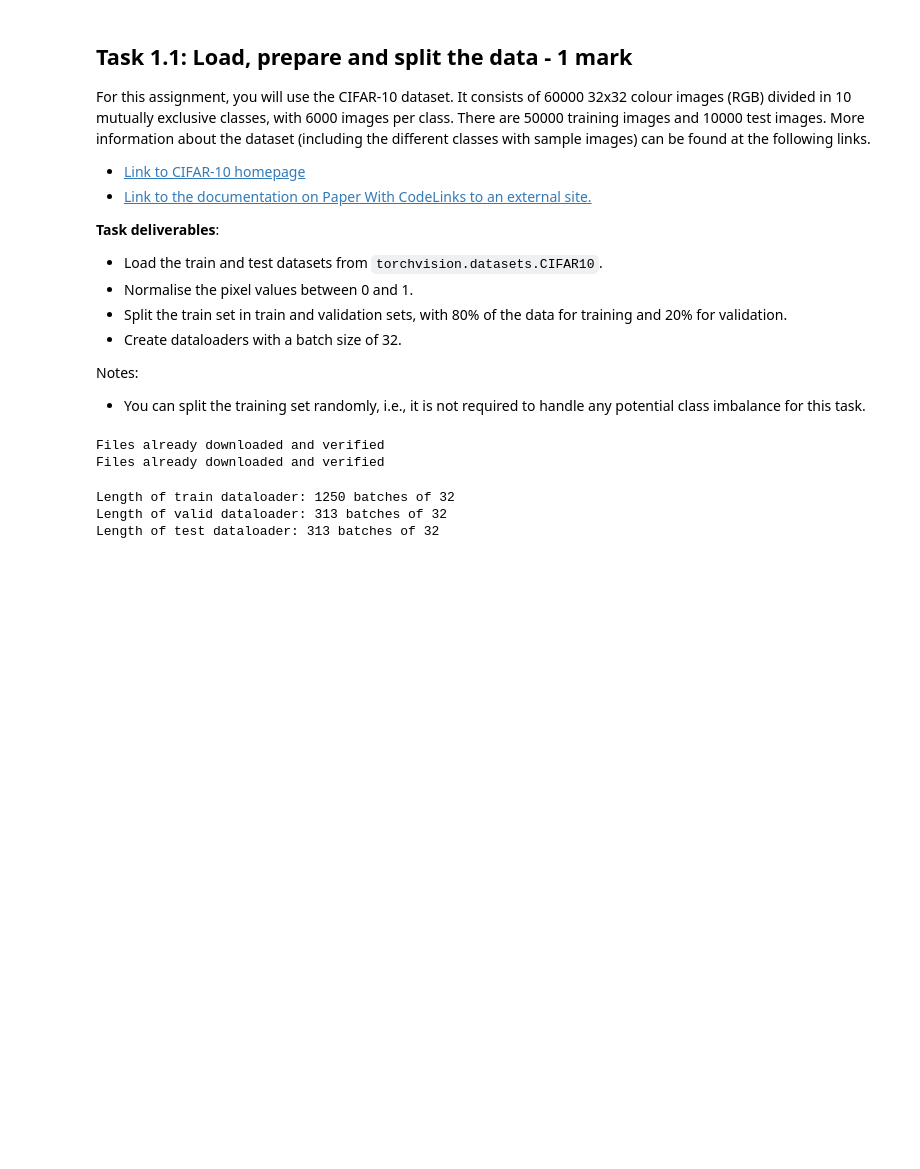
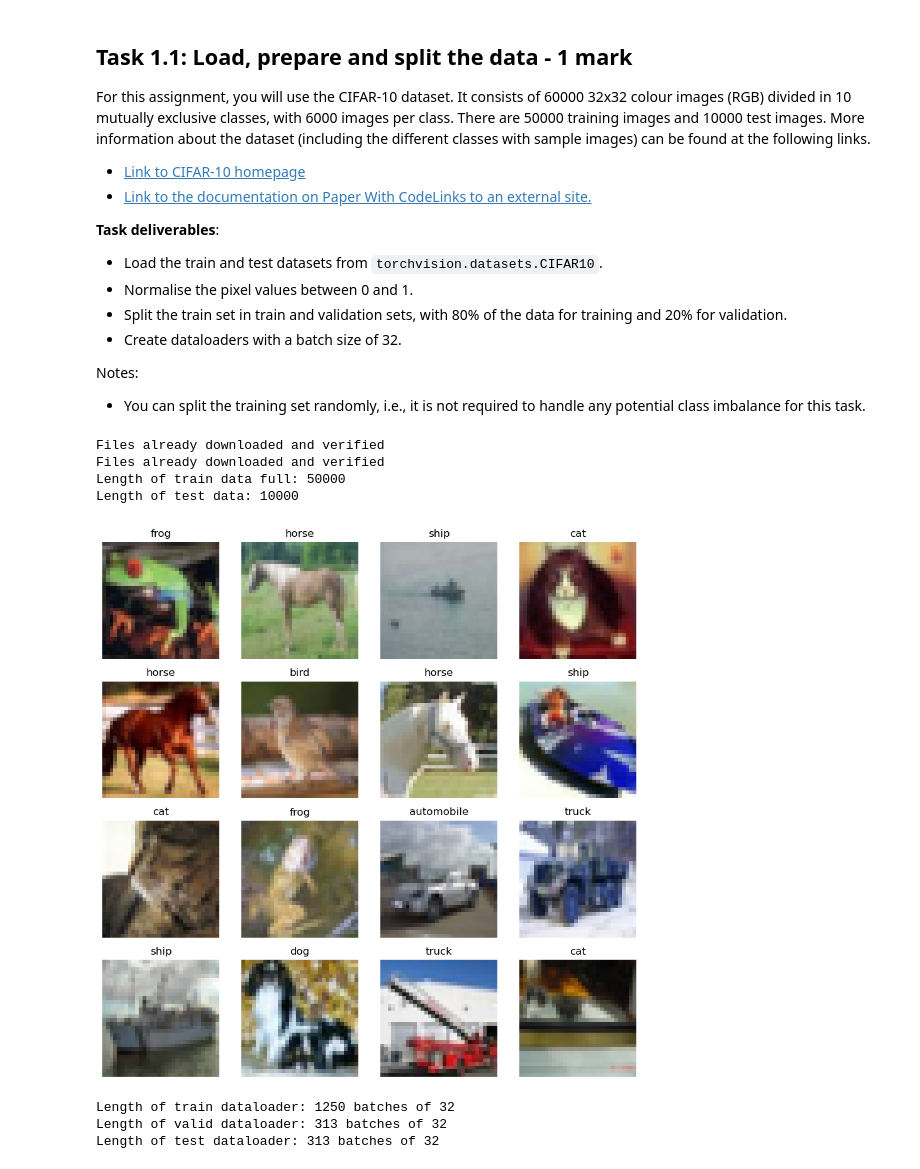
Before and after one commit to hanshuang1997/Compsci-714-WIP, a Jupyter notebook: COMPSCI714_A2.ipynb, the cells around one changed output. Drawn from its saved outputs; the diff is of its cells as text; code cells hidden in the pictures; blank space fills up the shorter version.

```diff
--- a/COMPSCI714_A2.ipynb
+++ b/COMPSCI714_A2.ipynb
@@ -55,6 +55,8 @@ test_data = datasets.CIFAR10(
             download=True,
             transform=ToTensor()
 )
+print(f"Length of train data full: {len(train_data_full)}")
+print(f"Length of test data: {len(test_data)}")
 
 # Split train and valid data
 torch.manual_seed(42)
@@ -70,6 +72,34 @@ test_loader = DataLoader(test_data, batch_size=BATCH_SIZE)
 # %% [output]
 Files already downloaded and verified
 Files already downloaded and verified
+Length of train data full: 50000
+Length of test data: 10000
+# %%
+import matplotlib.pyplot as plt
+import torch
+
+class_names = train_data_full.classes
+
+# Plot more images
+torch.manual_seed(42)
+fig = plt.figure(figsize=(9, 9))
+rows, cols = 4, 4
+
+for i in range(1, rows * cols + 1):
+    random_idx = torch.randint(0, len(train_data_full), size=[1]).item()
+    img, label = train_data_full[random_idx]
+
+    fig.add_subplot(rows, cols, i)
+
+    # Convert image from [C, H, W] → [H, W, C]
+    plt.imshow(img.permute(1, 2, 0))
+    plt.title(class_names[label])
+    plt.axis("off")
+
+plt.tight_layout()
+plt.show()
+# %% [output]
+[figure, added]
 # %%
 # Check out batch contents
 print(f"Length of train dataloader: {len(train_loader)} batches of {BATCH_SIZE}")
```
Also changed, not shown: parts of 24 cells of this notebook.
